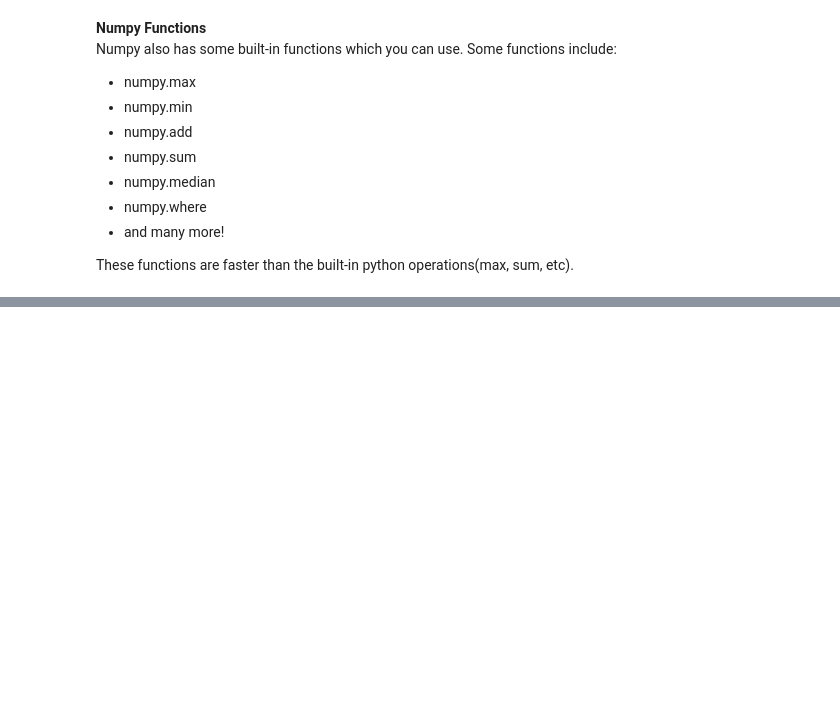
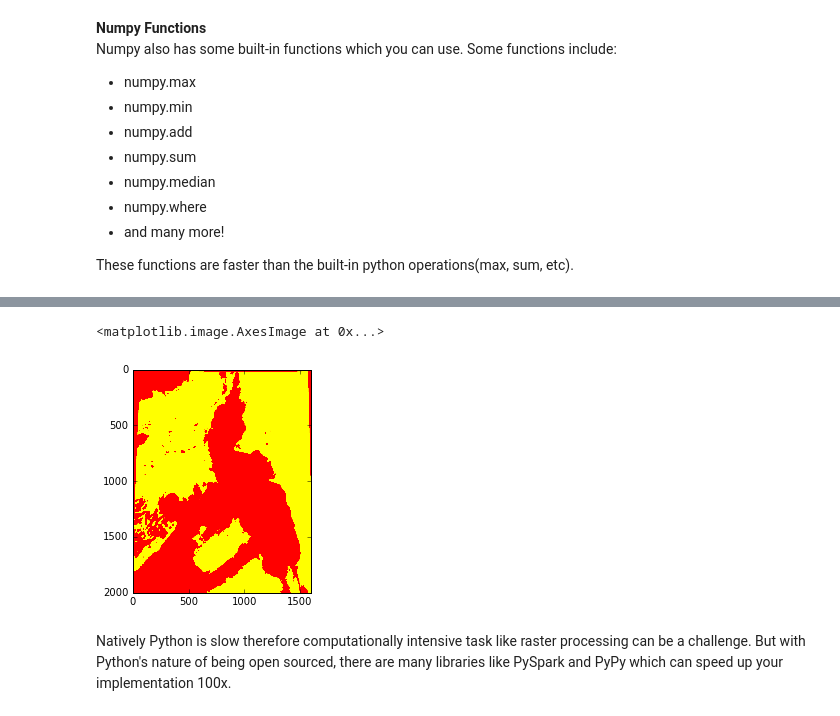
Before and after one commit to lkpanganiban/geopython-tutorial, a Jupyter notebook: GeoPython Workshop.ipynb, the cells around one changed output, grey strips where cells are left out. Drawn from its saved outputs; the diff is of its cells as text; code cells hidden in the pictures; blank space fills up the shorter version.

```diff
--- a/GeoPython Workshop.ipynb
+++ b/GeoPython Workshop.ipynb
@@ -421,0 +437,8 @@ plt.imshow(band2[0])
+# %%
+extracted = numpy.less(bathymetry[0], -2000)
+plt.imshow(extracted, cmap="autumn")
+# %% [output]
+<matplotlib.image.AxesImage at 0x...>
+[figure, added]
+# %% [markdown]
+Natively Python is slow therefore computationally intensive task like raster processing can be a challenge. But with Python's nature of being open sourced, there are many libraries like PySpark and PyPy which can speed up your implementation 100x.
```
Also changed, not shown: parts of 18 cells of this notebook, 1 other file.
